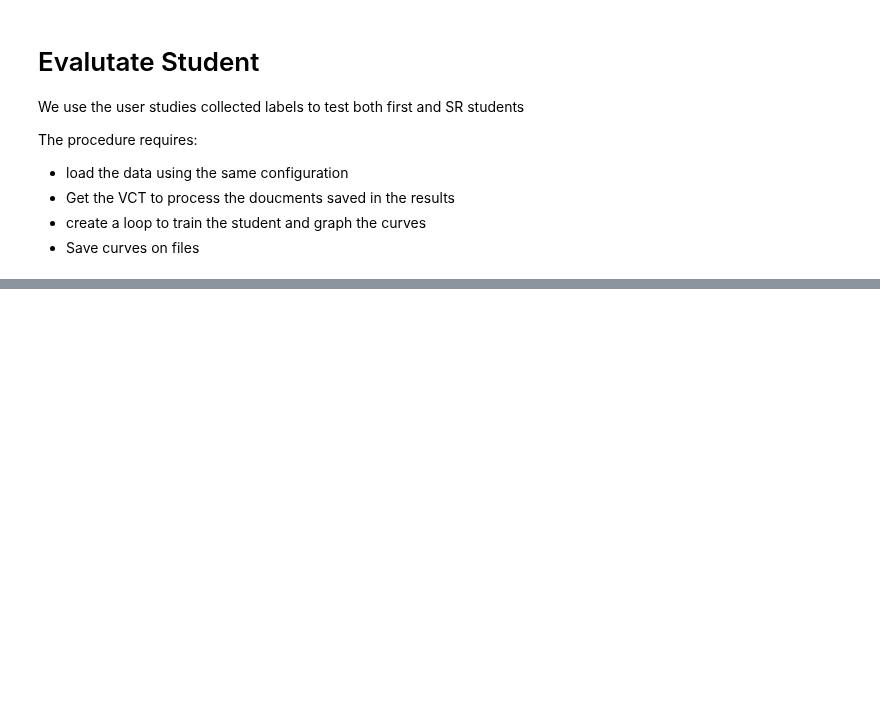
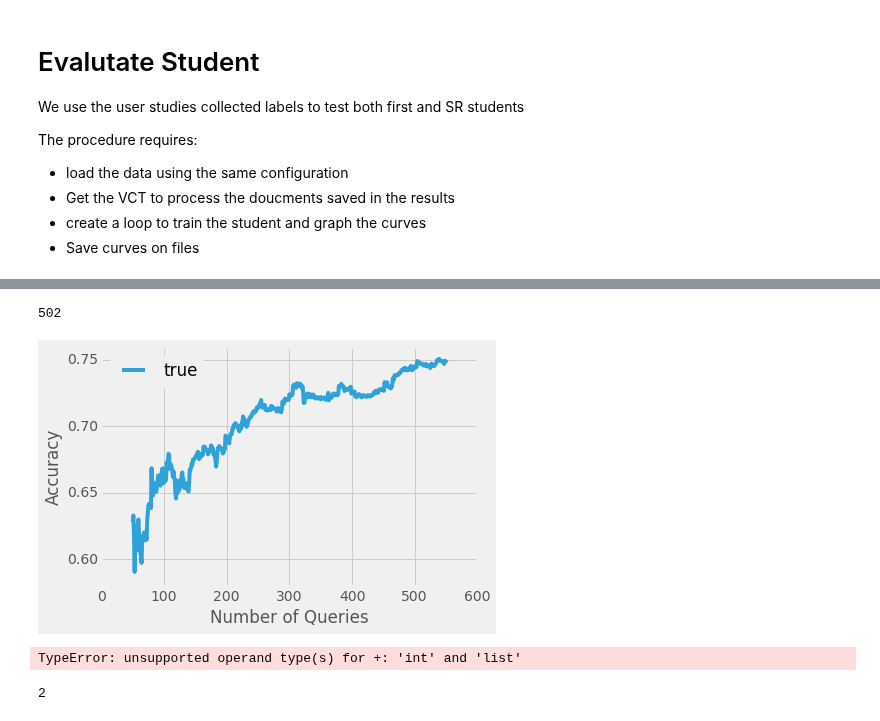
Before and after one commit to mramire8/notebooks, a Jupyter notebook: evaluate_student_user_study.ipynb, the cells around one changed output, grey strips where cells are left out. Cells and saved outputs as stored; diff of their text form; code cells hidden in the pictures; blank space fills up the shorter version.

```diff
--- a/evaluate_student_user_study.ipynb
+++ b/evaluate_student_user_study.ipynb
@@ -240,0 +351,26 @@ f1 0.513185801753
+# %%
+xx = range(50, 250+300+2)
+y = copy.copy(y_true)
+y.extend(accuracy)
+# %%
+len(y)
+# %% [output]
+502
+# %%
+mpl.style.use('fivethirtyeight')
+plt.plot(xx,y, label='true')
+plt.xlabel("Number of Queries")
+plt.ylabel("Accuracy")
+# plt.ylim([.55,.75])
+plt.legend(loc='best')
+plt.savefig('fig_extend.png',bbox_inches="tight", dpi=200, transparent=True)
+# %% [output]
+[figure, added]
+# %%
+50+budget
+# %% [output]
+TypeError: unsupported operand type(s) for +: 'int' and 'list'
+# %%
+imdb.train.bow[:2].shape[0]
+# %% [output]
+2
```
Also changed, not shown: parts of 33 cells of this notebook, 3 other files.
